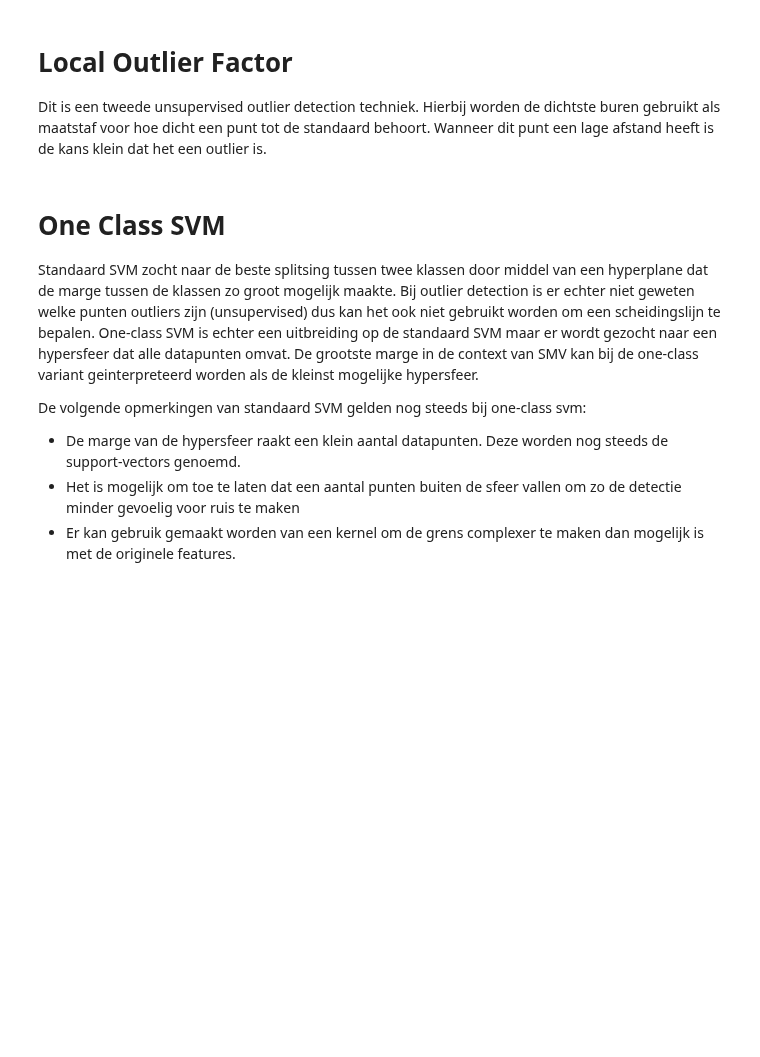
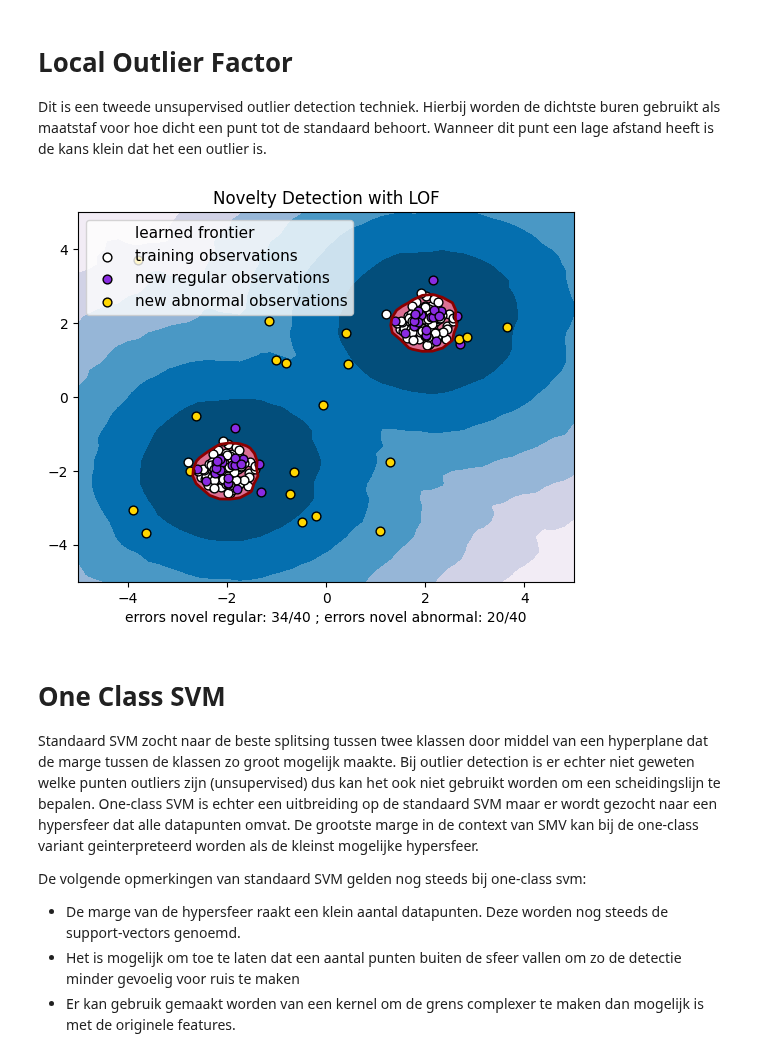
Before and after one commit to Data-Science-2425/Leerstof, a Jupyter notebook: Week 10/02_AnomalyDetection.ipynb, the cells around one changed output. Saved outputs shown, nothing was run; the diff lists cells and outputs as text; code cells hidden in the pictures; blank space fills up the shorter version.

```diff
--- a/Week 10/02_AnomalyDetection.ipynb
+++ b/Week 10/02_AnomalyDetection.ipynb
@@ -78,34 +83,48 @@ Hierbij worden de dichtste buren gebruikt als maatstaf voor hoe dicht een punt t
 Wanneer dit punt een lage afstand heeft is de kans klein dat het een outlier is.
 # %%
 from sklearn.neighbors import LocalOutlierFactor
+import matplotlib
 
 # fit model
+model = LocalOutlierFactor(novelty=True)
+model.fit(X_train)
 
+# bereken van de waarden onderaan
+y_pred_test = model.predict(X_test)
+y_pred_outliers = model.predict(X_outliers)
+n_error_test = y_pred_test[y_pred_test==1].size # hoeveel in X_test correct geclassificeerd als inlier
+n_error_outliers = y_pred_outliers[y_pred_outliers==-1].size
 
+# plot the line, the samples, and the nearest vectors to the plane
+xx, yy = np.meshgrid(np.linspace(-5, 5, 50), np.linspace(-5, 5, 50))
+Z = model.decision_function(np.c_[xx.ravel(), yy.ravel()])
+Z = Z.reshape(xx.shape)
 
 plt.title("Novelty Detection with LOF")
 plt.contourf(xx, yy, Z, levels=np.linspace(Z.min(), 0, 7), cmap=plt.cm.PuBu)
 a = plt.contour(xx, yy, Z, levels=[0], linewidths=2, colors='darkred')
 plt.contourf(xx, yy, Z, levels=[0, Z.max()], colors='palevioletred')
 
 s = 40
 b1 = plt.scatter(X_train[:, 0], X_train[:, 1], c='white', s=s, edgecolors='k')
 b2 = plt.scatter(X_test[:, 0], X_test[:, 1], c='blueviolet', s=s,
                  edgecolors='k')
 c = plt.scatter(X_outliers[:, 0], X_outliers[:, 1], c='gold', s=s,
                 edgecolors='k')
 plt.axis('tight')
 plt.xlim((-5, 5))
 plt.ylim((-5, 5))
 plt.legend([a.collections[0], b1, b2, c],
            ["learned frontier", "training observations",
             "new regular observations", "new abnormal observations"],
            loc="upper left",
            prop=matplotlib.font_manager.FontProperties(size=11))
 plt.xlabel(
     "errors novel regular: %d/40 ; errors novel abnormal: %d/40"
     % (n_error_test, n_error_outliers))
 plt.show()
+# %% [output]
+[figure, added]
 # %% [markdown]
 # One Class SVM
 
```
Also changed, not shown: parts of 2 cells of this notebook.
